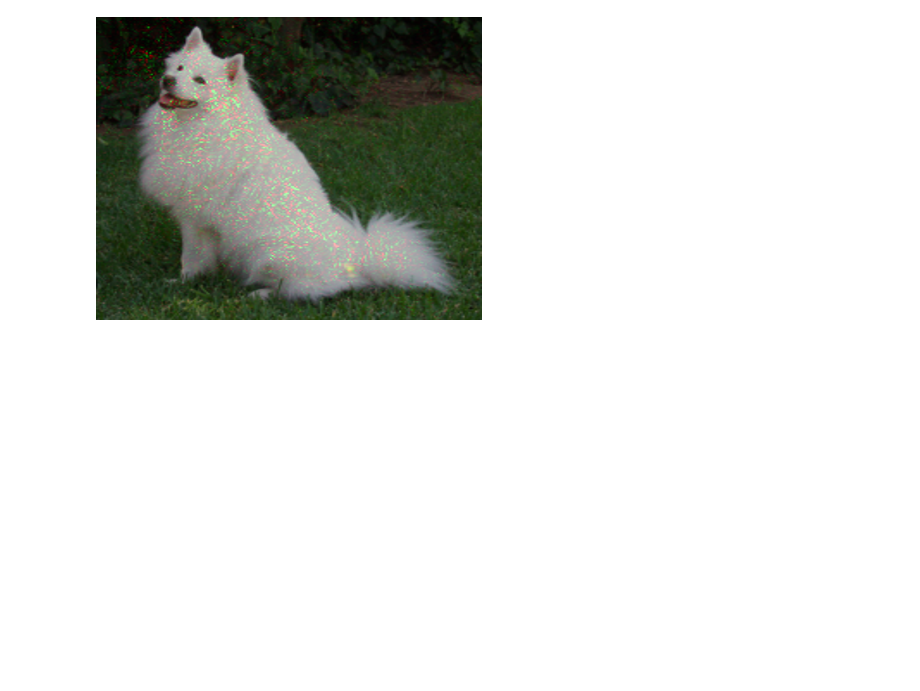
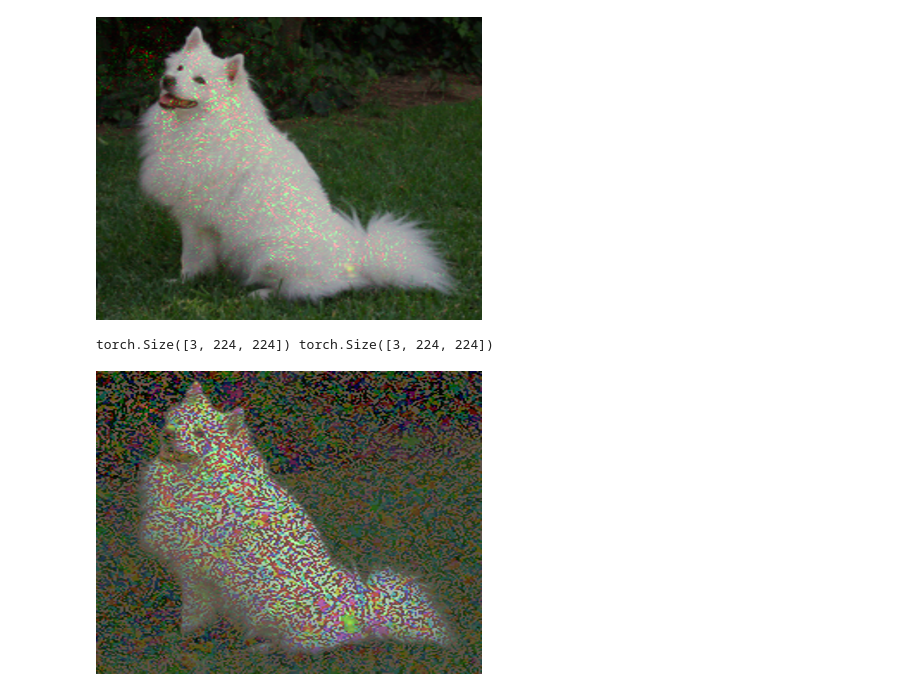
Before and after one commit to wenth1021/feature-importance-cv, a Jupyter notebook: fisher_information.ipynb, the cells around one changed output. Drawn from its saved outputs; the diff is of its cells as text; code cells hidden in the pictures; blank space fills up the shorter version.

Commit message:
compare gradients

```diff
--- a/fisher_information.ipynb
+++ b/fisher_information.ipynb
@@ -98,3 +98,19 @@ pil_image(Visualize(
     overlay=True)).resize((v//4 for v in image.size))
 # %% [output]
 [figure]
+# %%
+explanation = u[:, 0].detach().view(3, 224, 224)
+# %%
+input_image_w_gradient = input_image.clone()
+print(input_image.shape, explanation.shape)
+input_image_w_gradient[explanation < 10e-6] = 0
+
+pil_image(Visualize(
+    *prepare_plots(explanation, input_image_w_gradient),
+    polarity="both",
+    clip_above_percentile=99,
+    clip_below_percentile=0,
+    overlay=True)).resize((v//4 for v in image.size))
+# %% [output]
+torch.Size([3, 224, 224]) torch.Size([3, 224, 224])
+[figure, added]
```
Also changed, not shown: 1 other file.
